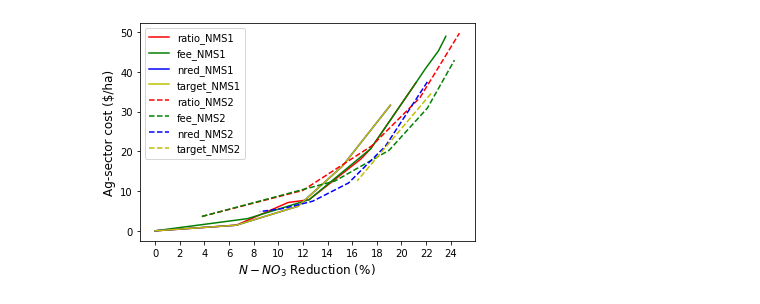
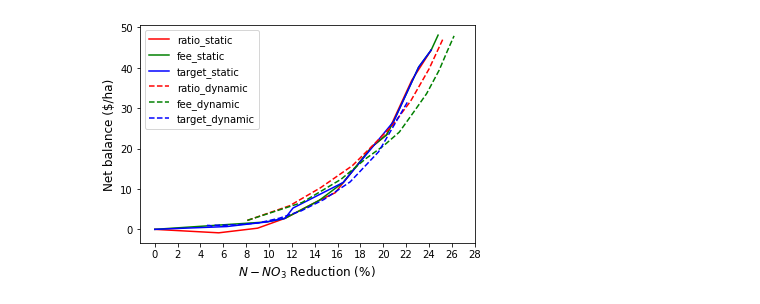
Before and after one commit to germanmandrini/n_policy, a Jupyter notebook: Codes/5e_L_reduction_cost.ipynb, the cells around one changed output. Saved outputs shown, nothing was run; the diff lists cells and outputs as text; code cells hidden in the pictures.

```diff
--- a/Codes/5e_L_reduction_cost.ipynb
+++ b/Codes/5e_L_reduction_cost.ipynb
@@ -67,26 +78,26 @@ target_2_dt
 # %%
 # libraries
 import matplotlib.pyplot as plt
 import numpy as np
 import pandas as pd
 
 fig, ax = plt.subplots()
-ax.plot(ratio_1_dt['L_change'], ratio_1_dt['C'], color = 'r', label = 'ratio_NMS1')
-ax.plot(fee_1_dt['L_change'], fee_1_dt['C'], color = 'g', label = 'fee_NMS1')
-ax.plot(nred_1_dt['L_change'], nred_1_dt['C'], color = 'b', label = 'nred_NMS1')
-ax.plot(target_1_dt['L_change'], target_1_dt['C'], color = 'y', label = 'target_NMS1')
+ax.plot(ratio_1_dt['L_change'], ratio_1_dt['C'], color = 'r', label = 'ratio_static')
+ax.plot(fee_1_dt['L_change'], fee_1_dt['C'], color = 'g', label = 'fee_static')
+ax.plot(nred_1_dt['L_change'], nred_1_dt['C'], color = 'b', label = 'target_static')
+#ax.plot(target_1_dt['L_change'], target_1_dt['C'], color = 'y', label = 'target_NMS1')
 
-ax.plot(ratio_2_dt['L_change'], ratio_2_dt['C'], linestyle='dashed', color = 'r',  label = 'ratio_NMS2')
-ax.plot(fee_2_dt['L_change'], fee_2_dt['C'], linestyle='dashed', color = 'g', label = 'fee_NMS2')
-ax.plot(nred_2_dt['L_change'], nred_2_dt['C'], linestyle='dashed', color = 'b', label = 'nred_NMS2')
-ax.plot(target_2_dt['L_change'], target_2_dt['C'], linestyle='dashed', color = 'y', label = 'target_NMS2')
+ax.plot(ratio_2_dt['L_change'], ratio_2_dt['C'], linestyle='dashed', color = 'r',  label = 'ratio_dynamic')
+ax.plot(fee_2_dt['L_change'], fee_2_dt['C'], linestyle='dashed', color = 'g', label = 'fee_dynamic')
+ax.plot(nred_2_dt['L_change'], nred_2_dt['C'], linestyle='dashed', color = 'b', label = 'target_dynamic')
+#ax.plot(target_2_dt['L_change'], target_2_dt['C'], linestyle='dashed', color = 'y', label = 'target_NMS2')
 
 plt.legend()
 
 plt.xlabel("$N-NO_3$ Reduction (%)", size = 12)
-plt.ylabel("Ag-sector cost ($/ha)", size = 12)
-ax.set_xticks((np.arange(0, 25, 2)))
-plot_file_name = "/home/germanm2/n_policy_box/Data/figures/ag_sector_cost.png"
+plt.ylabel("Net balance ($/ha)", size = 12)
+ax.set_xticks((np.arange(0, 30, 2)))
+plot_file_name = "/home/germanm2/n_policy_box/Data/figures/net_balance.pdf"
 plt.savefig(plot_file_name, dpi=300)
 # %% [output]
-[figure, old version]
+[figure, new version]
```
Also changed, not shown: parts of 2 cells of this notebook, 3 other files.
